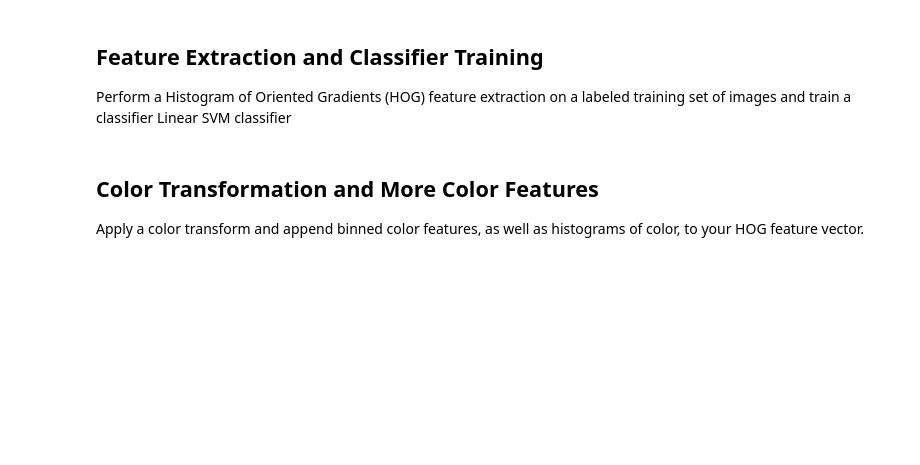
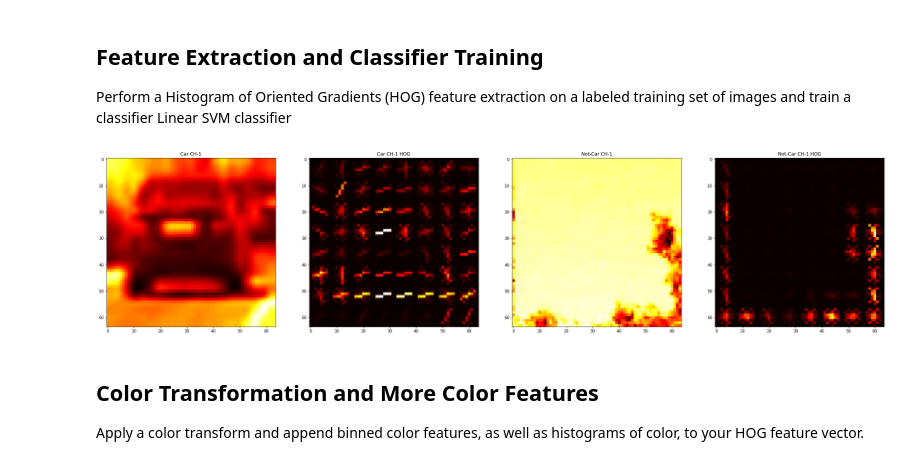
Before and after one commit to tianyeblack/CarND-Vehicle-Detection, a Jupyter notebook: vehicle_detection.ipynb, the cells around one changed output. Saved outputs shown, nothing was run; the diff lists cells and outputs as text; code cells hidden in the pictures; blank space fills up the shorter version.

```diff
--- a/vehicle_detection.ipynb
+++ b/vehicle_detection.ipynb
@@ -25,4 +35,27 @@ print(not_cars[0].shape)
 # %% [markdown]
 ## Feature Extraction and Classifier Training
 Perform a Histogram of Oriented Gradients (HOG) feature extraction on a labeled training set of images and train a classifier Linear SVM classifier
+# %%
+from skimage.feature import hog
+
+def get_hog_features(img, orientation, pixel_per_cell, cell_per_block, visualization, feature_vector):
+    return hog(img, orientations=orientation,
+              pixels_per_cell=(pixel_per_cell, pixel_per_cell),
+              cells_per_block=(cell_per_block, cell_per_block),
+              visualise=visualization, transform_sqrt=True, feature_vector=feature_vector,
+              block_norm="L2-Hys")
+
+c_space = 'YCrCb'
+ornt = 9
+pix_p_cel = 8
+cel_p_blc = 2
+cvt_car_example_ch1 = cv2.cvtColor(car_example, COLOR_CONVERSION_CONSTANTS[c_space])[:, :, 0]
+cvt_not_car_example_ch1 = cv2.cvtColor(not_car_example, COLOR_CONVERSION_CONSTANTS[c_space])[:, :, 0]
+car_example_hog_features, car_example_hog_visual = get_hog_features(cvt_car_example_ch1, ornt, pix_p_cel, cel_p_blc, True, True)
+not_car_example_hog_features, not_car_example_hog_visual = get_hog_features(cvt_not_car_example_ch1, ornt, pix_p_cel, cel_p_blc, True, True)
+visualize(1, 4, [[cvt_car_example_ch1, car_example_hog_visual, cvt_not_car_example_ch1, not_car_example_hog_visual]],
+          [["Car CH-1", "Car CH-1 HOG", "Not-Car CH-1", "Not-Car CH-1 HOG"]], (36, 20))
+plt.savefig('output_images/HOG_example.png', bbox_inches='tight')
+# %% [output]
+[figure, added]
 # %%
```
Also changed, not shown: parts of 15 cells of this notebook, 59 other files.
